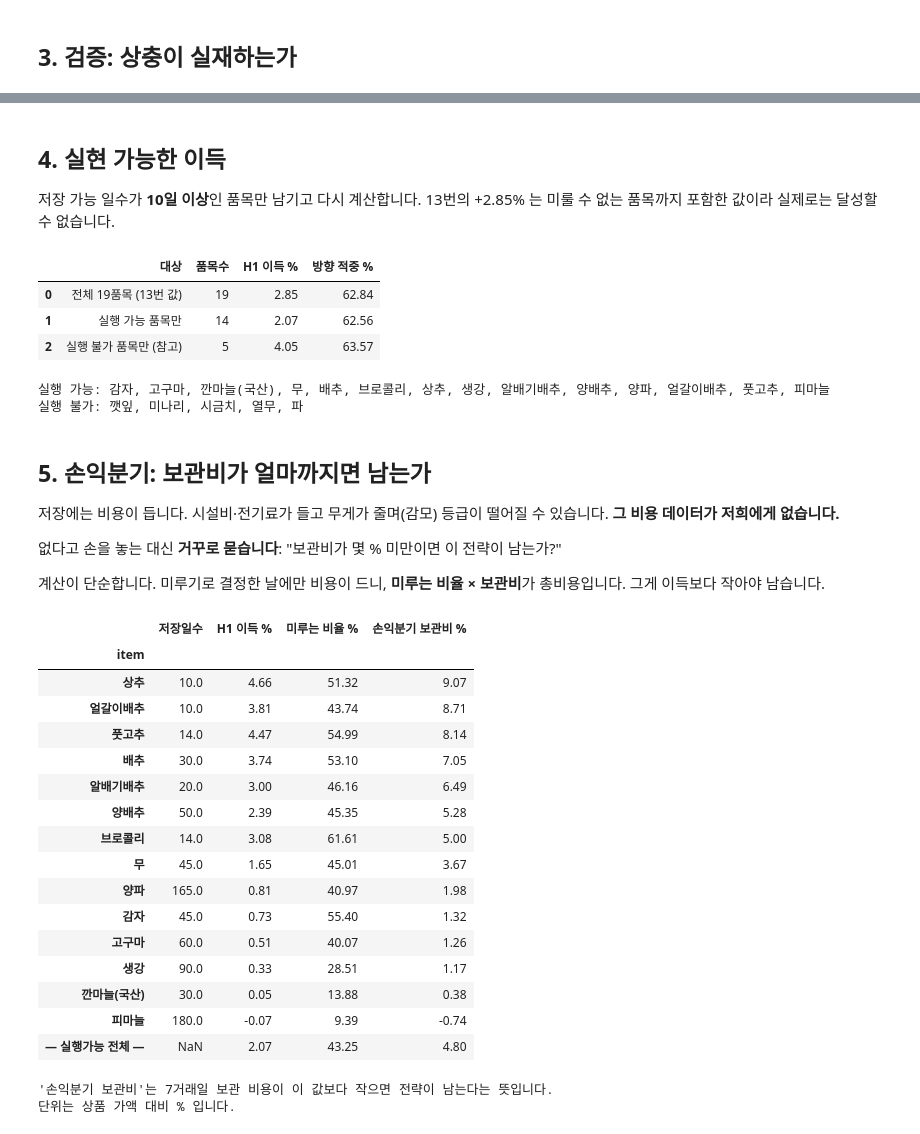
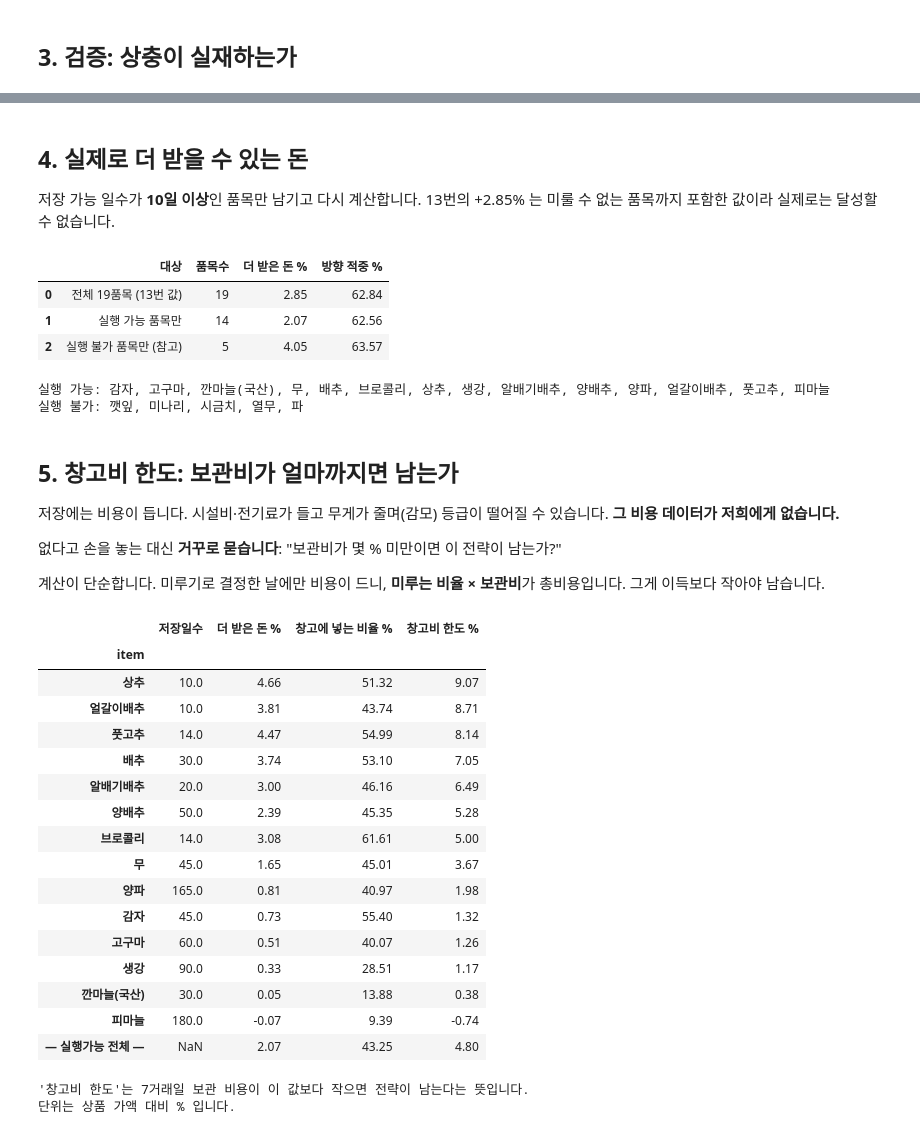
Before and after one commit to UICHEOL-HWANG/Agriquant, a Jupyter notebook: notebooks/14_storage_tradeoff.ipynb, the cells around one changed output, grey strips where cells are left out. Drawn from its saved outputs; the diff is of its cells as text; code cells hidden in the pictures.

```diff
--- a/notebooks/14_storage_tradeoff.ipynb
+++ b/notebooks/14_storage_tradeoff.ipynb
@@ -186,12 +206,12 @@ def 출하이득(s):
 
 
 prof = pd.DataFrame({
-    "H1이득": r.groupby("item").apply(출하이득, include_groups=False),
+    "더받은돈": r.groupby("item").apply(출하이득, include_groups=False),
     "방향적중": r.groupby("item").apply(lambda s: (s.오른다예측 == s.오름).mean() * 100,
                                      include_groups=False),
 }).join(storage)
 prof["실행가능"] = prof.저장일수 >= 10        # 7거래일 ≈ 10 달력일
 print(f"준비 완료 ({time.time()-t0:.0f}초)")
-display(prof.sort_values("H1이득", ascending=False).round(2))
+display(prof.sort_values("더받은돈", ascending=False).round(2))
 # %% [output]
 준비 완료 (12초)
@@ -216,11 +236,11 @@ display(prof.sort_values("H1이득", ascending=False).round(2))
 # %% [markdown]
 ## 3. 검증: 상충이 실재하는가
 # %%
-전체상관 = prof.저장일수.corr(prof.H1이득, method="spearman")
+전체상관 = prof.저장일수.corr(prof.더받은돈, method="spearman")
 확인만 = prof[prof.출처 == "확인"]
-확인상관 = 확인만.저장일수.corr(확인만.H1이득, method="spearman")
+확인상관 = 확인만.저장일수.corr(확인만.더받은돈, method="spearman")
 
-print("저장일수와 H1 이득의 Spearman 상관")
+print("저장일수와 더 받은 돈의 Spearman 상관")
 print(f"  전체 {len(prof)}품목      : {전체상관:+.3f}")
 print(f"  출처 확인된 {len(확인만)}품목 : {확인상관:+.3f}")
 print("\n음수면 '저장이 잘 되는 품목일수록 이득이 작다' = 상충이 실재합니다.")
@@ -230,26 +250,26 @@ fig, axes = plt.subplots(1, 2, figsize=(15, 5.5))
 ax = axes[0]
 for 출처, mk, c in (("확인", "o", "tab:blue"), ("추정", "^", "tab:gray")):
     sub = prof[prof.출처 == 출처]
-    ax.scatter(sub.저장일수, sub.H1이득, s=70, marker=mk, color=c,
+    ax.scatter(sub.저장일수, sub.더받은돈, s=70, marker=mk, color=c,
                alpha=0.85, label=f"{출처} ({len(sub)}품목)")
 for it, row in prof.iterrows():
-    ax.annotate(it, (row.저장일수, row.H1이득), fontsize=8,
+    ax.annotate(it, (row.저장일수, row.더받은돈), fontsize=8,
                 xytext=(5, 3), textcoords="offset points")
 ax.axvline(10, color="red", ls="--", lw=1.2)
-ax.text(11, prof.H1이득.max() * 0.9, "← 10일 미만은\n   미룰 수 없음",
+ax.text(11, prof.더받은돈.max() * 0.9, "← 10일 미만은\n   미룰 수 없음",
         fontsize=9, color="red")
 ax.set_xscale("log")
 ax.set_xlabel("저장 가능 일수 (로그 눈금)")
-ax.set_ylabel("H1 출하 이득 %")
+ax.set_ylabel("더 받은 돈 %")
 ax.set_title(f"왼쪽 위에 몰려 있으면 상충입니다 (상관 {전체상관:+.3f})", fontsize=11)
 ax.legend(fontsize=9)
 
 ax = axes[1]
-sub = prof.sort_values("H1이득")
-ax.barh(sub.index, sub.H1이득,
+sub = prof.sort_values("더받은돈")
+ax.barh(sub.index, sub.더받은돈,
         color=["tab:green" if v else "tab:red" for v in sub.실행가능])
 ax.axvline(0, color="black", lw=1.2)
-ax.set_xlabel("H1 출하 이득 %")
+ax.set_xlabel("더 받은 돈 %")
 ax.set_title("초록 = 저장 10일 이상으로 실행 가능 / 빨강 = 불가", fontsize=11)
 ax.tick_params(labelsize=9)
 
@@ -263,7 +283,7 @@ plt.show()
 음수면 '저장이 잘 되는 품목일수록 이득이 작다' = 상충이 실재합니다.
 [figure]
 # %% [markdown]
-## 4. 실현 가능한 이득
+## 4. 실제로 더 받을 수 있는 돈
 
 저장 가능 일수가 **10일 이상**인 품목만 남기고 다시 계산합니다. 13번의 +2.85% 는
 미룰 수 없는 품목까지 포함한 값이라 실제로는 달성할 수 없습니다.
@@ -279,7 +299,7 @@ for label, sel in (("전체 19품목 (13번 값)", items),
     rows.append({
         "대상": label,
         "품목수": len(sel),
-        "H1 이득 %": 출하이득(s),
+        "더 받은 돈 %": 출하이득(s),
         "방향 적중 %": (s.오른다예측 == s.오름).mean() * 100,
     })
 display(pd.DataFrame(rows).round(2))
@@ -287,14 +307,14 @@ display(pd.DataFrame(rows).round(2))
 print("실행 가능:", ", ".join(가능품목))
 print("실행 불가:", ", ".join(불가품목))
 # %% [output]
-|  | 대상 | 품목수 | H1 이득 % | 방향 적중 % |
+|  | 대상 | 품목수 | 더 받은 돈 % | 방향 적중 % |
 | 0 | 전체 19품목 (13번 값) | 19 | 2.85 | 62.84 |
 | 1 | 실행 가능 품목만 | 14 | 2.07 | 62.56 |
 | 2 | 실행 불가 품목만 (참고) | 5 | 4.05 | 63.57 |
 실행 가능: 감자, 고구마, 깐마늘(국산), 무, 배추, 브로콜리, 상추, 생강, 알배기배추, 양배추, 양파, 얼갈이배추, 풋고추, 피마늘
 실행 불가: 깻잎, 미나리, 시금치, 열무, 파
 # %% [markdown]
-## 5. 손익분기: 보관비가 얼마까지면 남는가
+## 5. 창고비 한도: 보관비가 얼마까지면 남는가
 
 저장에는 비용이 듭니다. 시설비·전기료가 들고 무게가 줄며(감모) 등급이 떨어질 수
 있습니다. **그 비용 데이터가 저희에게 없습니다.**
@@ -307,26 +327,26 @@ print("실행 불가:", ", ".join(불가품목))
 # %%
 rows = []
 for it in 가능품목:
     s = r[r.item == it]
     미루는비율 = s.오른다예측.mean()
     이득 = 출하이득(s)
     rows.append({
         "item": it,
         "저장일수": prof.loc[it, "저장일수"],
-        "H1 이득 %": 이득,
-        "미루는 비율 %": 미루는비율 * 100,
-        "손익분기 보관비 %": 이득 / 미루는비율 if 미루는비율 > 0 else np.nan,
+        "더 받은 돈 %": 이득,
+        "창고에 넣는 비율 %": 미루는비율 * 100,
+        "창고비 한도 %": 이득 / 미루는비율 if 미루는비율 > 0 else np.nan,
     })
-be = pd.DataFrame(rows).set_index("item").sort_values("손익분기 보관비 %", ascending=False)
+be = pd.DataFrame(rows).set_index("item").sort_values("창고비 한도 %", ascending=False)
 s_all = r[r.item.isin(가능품목)]
 be.loc["— 실행가능 전체 —"] = [
     np.nan, 출하이득(s_all), s_all.오른다예측.mean() * 100,
     출하이득(s_all) / s_all.오른다예측.mean()]
 display(be.round(2))
-print("'손익분기 보관비'는 7거래일 보관 비용이 이 값보다 작으면 전략이 남는다는 뜻입니다.")
+print("'창고비 한도'는 7거래일 보관 비용이 이 값보다 작으면 전략이 남는다는 뜻입니다.")
 print("단위는 상품 가액 대비 % 입니다.")
 # %% [output]
-|  | 저장일수 | H1 이득 % | 미루는 비율 % | 손익분기 보관비 % |
+|  | 저장일수 | 더 받은 돈 % | 창고에 넣는 비율 % | 창고비 한도 % |
 | item |  |  |  |  |
 | 상추 | 10.0 | 4.66 | 51.32 | 9.07 |
 | 얼갈이배추 | 10.0 | 3.81 | 43.74 | 8.71 |
@@ -343,7 +363,7 @@ print("단위는 상품 가액 대비 % 입니다.")
 | 깐마늘(국산) | 30.0 | 0.05 | 13.88 | 0.38 |
 | 피마늘 | 180.0 | -0.07 | 9.39 | -0.74 |
 | — 실행가능 전체 — | NaN | 2.07 | 43.25 | 4.80 |
-'손익분기 보관비'는 7거래일 보관 비용이 이 값보다 작으면 전략이 남는다는 뜻입니다.
+'창고비 한도'는 7거래일 보관 비용이 이 값보다 작으면 전략이 남는다는 뜻입니다.
 단위는 상품 가액 대비 % 입니다.
 # %% [markdown]
 ## 6. 결론
```
Also changed, not shown: parts of 8 cells of this notebook, 1 other file.
